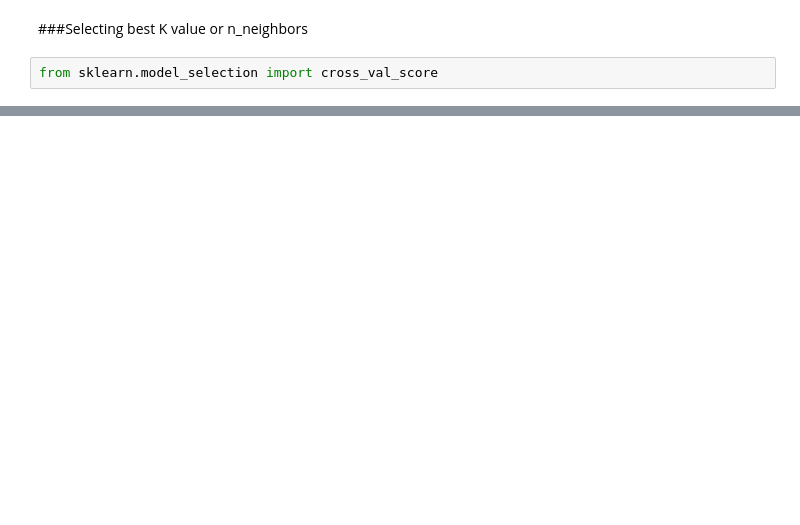
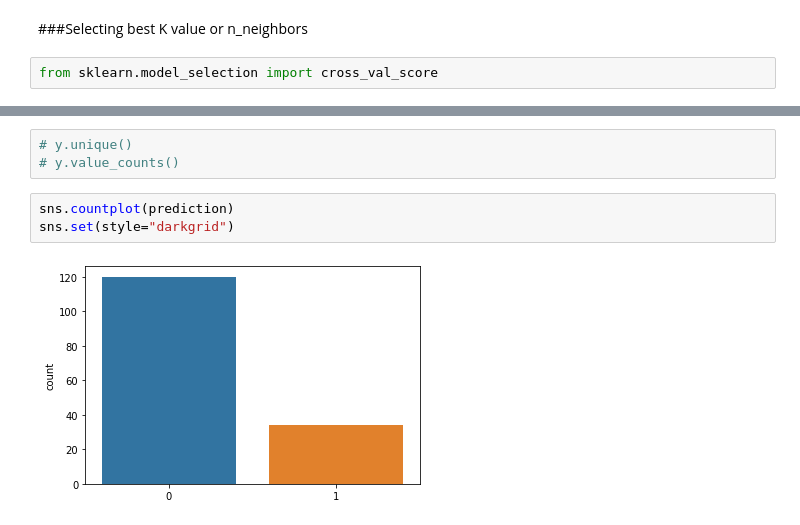
Before and after one commit to abidshafee/predictionModel, a Jupyter notebook: Diabetes_Prediction_Model.ipynb, the cells around one changed output, grey strips where cells are left out. Saved outputs shown, nothing was run; the diff lists cells and outputs as text; blank space fills up the shorter version.

```diff
--- a/Diabetes_Prediction_Model.ipynb
+++ b/Diabetes_Prediction_Model.ipynb
@@ -248,0 +284,8 @@ accuracy
+# %%
+# y.unique()
+# y.value_counts()
+# %%
+sns.countplot(prediction)
+sns.set(style="darkgrid")
+# %% [output]
+[figure, added]
```
Also changed, not shown: parts of 25 cells of this notebook.
